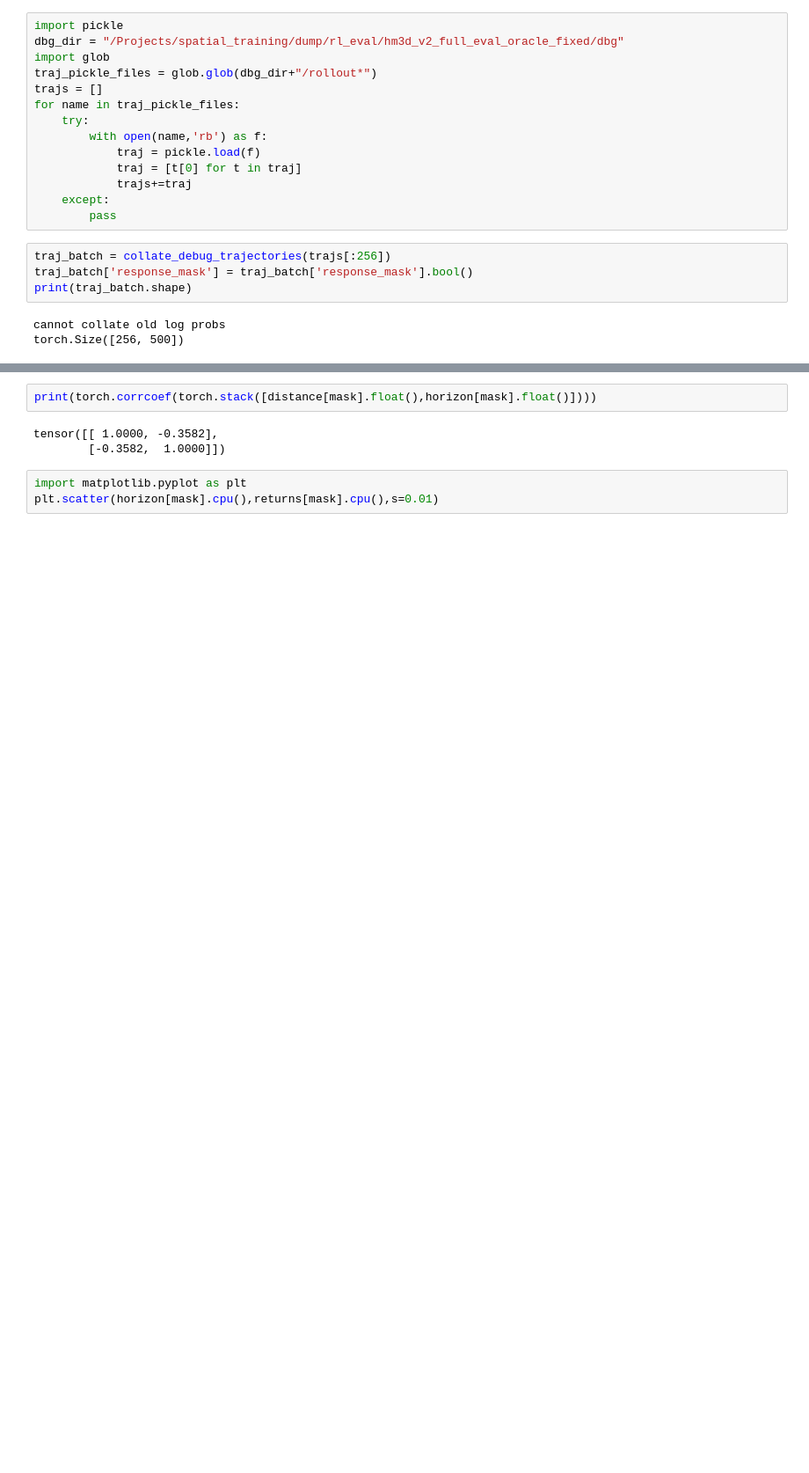
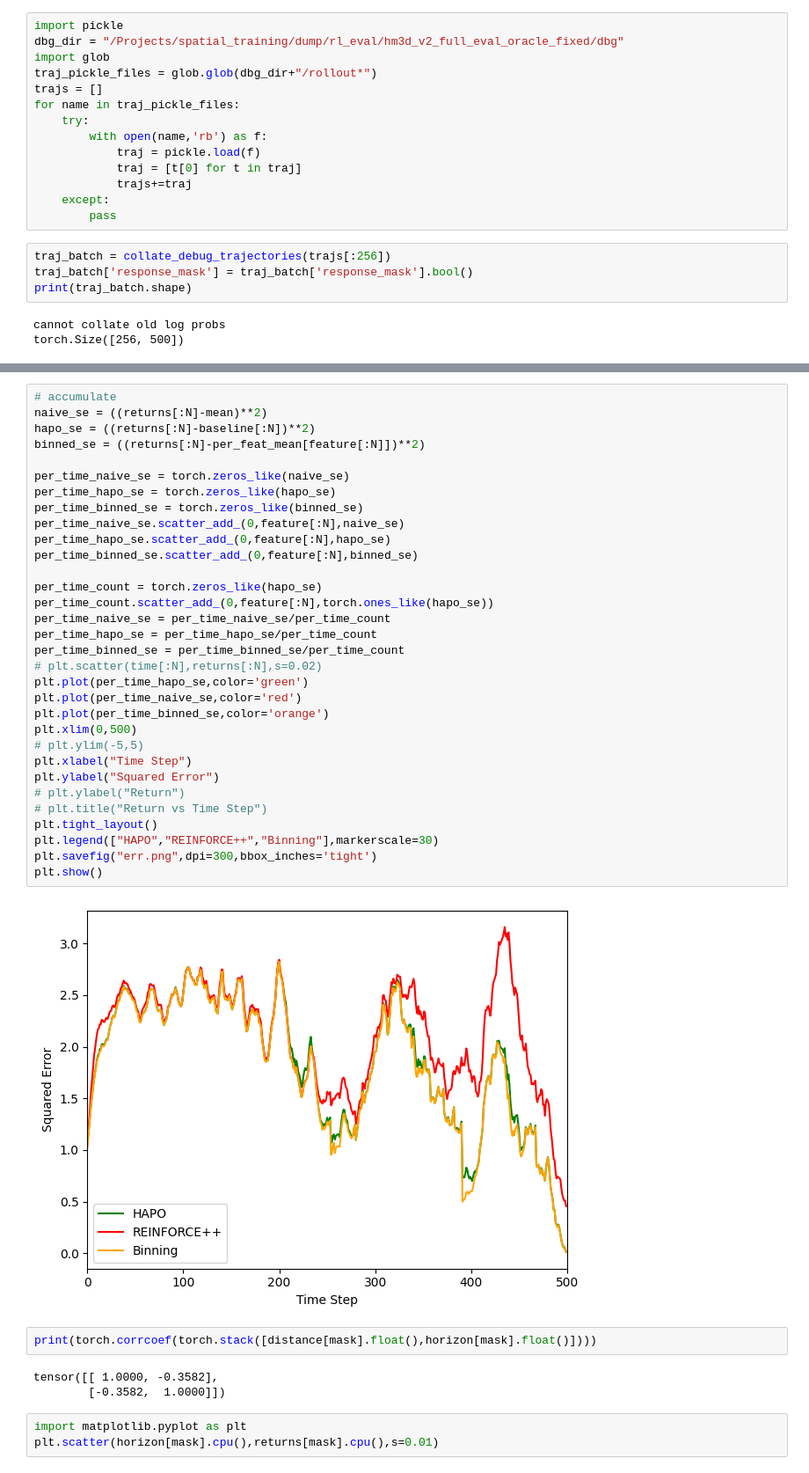
Before and after one commit to Ashrith5321/spatial_training_2, a Jupyter notebook: misc/adv_diagram.ipynb, the cells around one changed output, grey strips where cells are left out. Shown at 88% size. Drawn from its saved outputs; the diff is of its cells as text; blank space fills up the shorter version.

```diff
--- a/misc/adv_diagram.ipynb
+++ b/misc/adv_diagram.ipynb
@@ -139,3 +222,37 @@ plt.show()
+# %%
+# accumulate
+naive_se = ((returns[:N]-mean)**2)
+hapo_se = ((returns[:N]-baseline[:N])**2)
+binned_se = ((returns[:N]-per_feat_mean[feature[:N]])**2)
+
+per_time_naive_se = torch.zeros_like(naive_se)
+per_time_hapo_se = torch.zeros_like(hapo_se)
+per_time_binned_se = torch.zeros_like(binned_se)
+per_time_naive_se.scatter_add_(0,feature[:N],naive_se)
+per_time_hapo_se.scatter_add_(0,feature[:N],hapo_se)
+per_time_binned_se.scatter_add_(0,feature[:N],binned_se)
+
+per_time_count = torch.zeros_like(hapo_se)
+per_time_count.scatter_add_(0,feature[:N],torch.ones_like(hapo_se))
+per_time_naive_se = per_time_naive_se/per_time_count
+per_time_hapo_se = per_time_hapo_se/per_time_count
+per_time_binned_se = per_time_binned_se/per_time_count
+# plt.scatter(time[:N],returns[:N],s=0.02)
+plt.plot(per_time_hapo_se,color='green')
+plt.plot(per_time_naive_se,color='red')
+plt.plot(per_time_binned_se,color='orange')
+plt.xlim(0,500)
+# plt.ylim(-5,5)
+plt.xlabel("Time Step")
+plt.ylabel("Squared Error")
+# plt.ylabel("Return")
+# plt.title("Return vs Time Step")
+plt.tight_layout()
+plt.legend(["HAPO","REINFORCE++","Binning"],markerscale=30)
+plt.savefig("err.png",dpi=300,bbox_inches='tight')
+plt.show()
+# %% [output]
+[figure, added]
 # %%
 print(torch.corrcoef(torch.stack([distance[mask].float(),horizon[mask].float()])))
 # %% [output]
```
Also changed, not shown: parts of 5 cells of this notebook, 26 other files.
